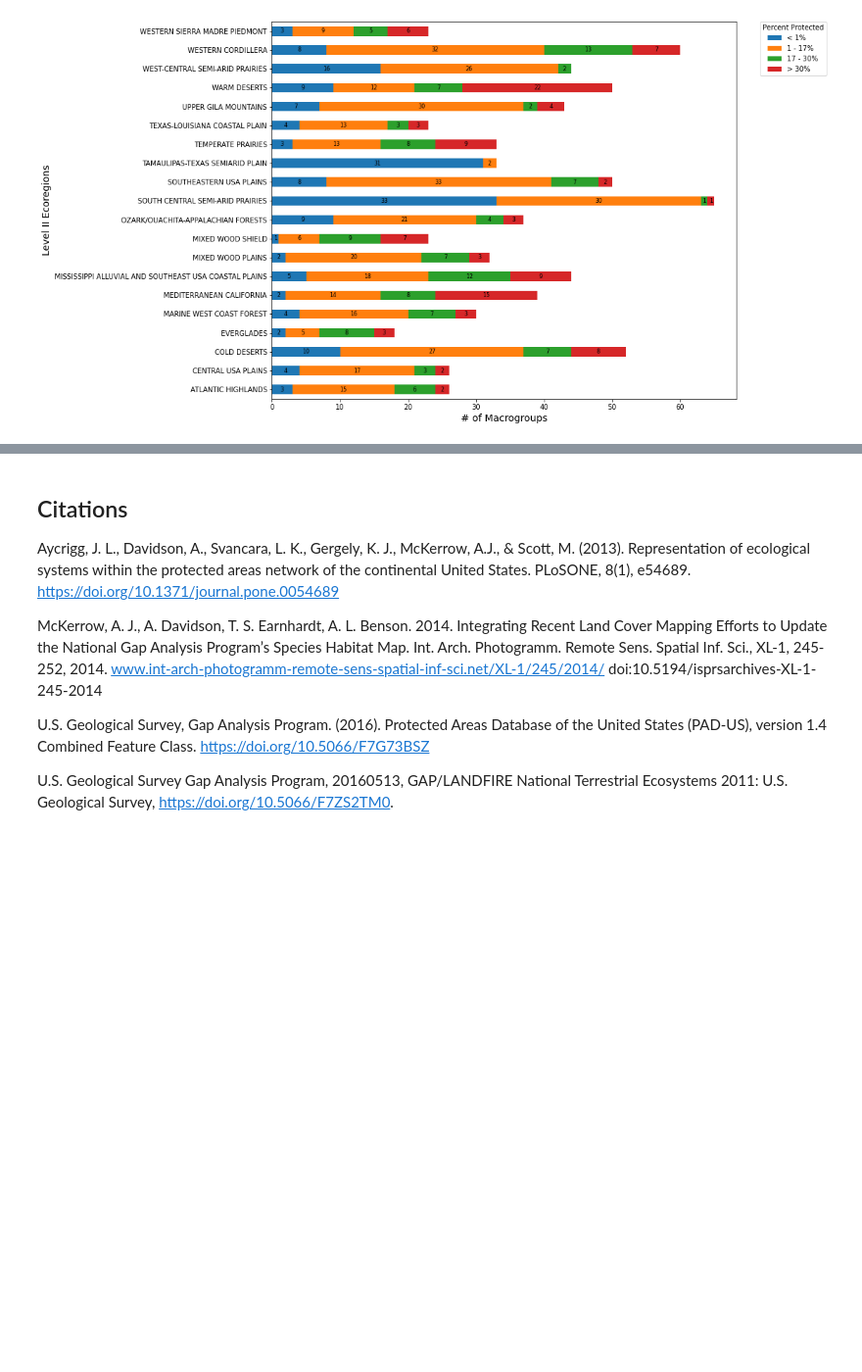
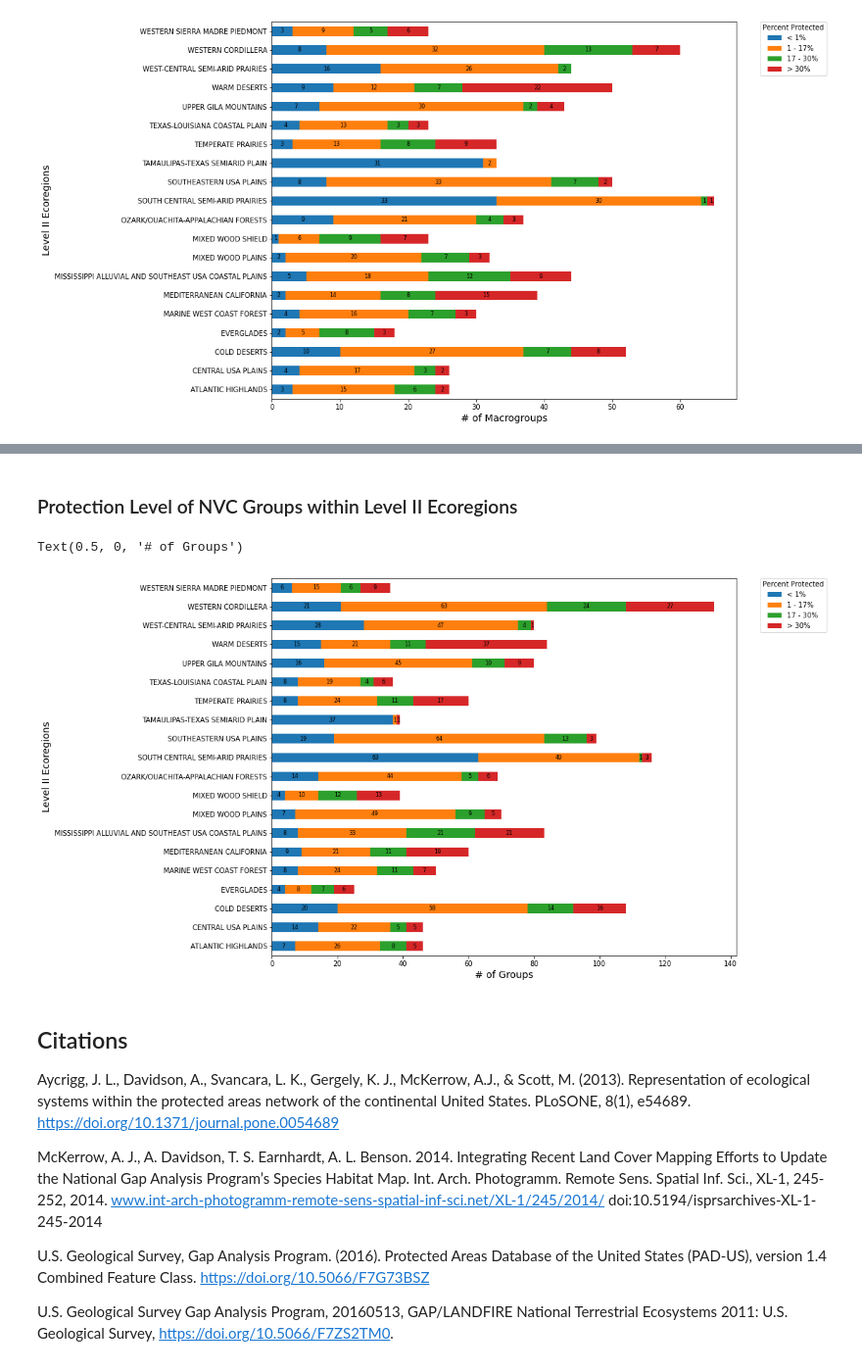
Before and after one commit to mjrubino/USNVC-Analyes, a Jupyter notebook: USNVC Protection Analyses v2.ipynb, the cells around one changed output, grey strips where cells are left out. Shown at 98% size. Saved outputs shown, nothing was run; the diff lists cells and outputs as text; code cells hidden in the pictures; blank space fills up the shorter version.

Commit message:
Added Groups Protection by Ecoregion

```diff
--- a/USNVC Protection Analyses v2.ipynb
+++ b/USNVC Protection Analyses v2.ipynb
@@ -1019,0 +1027,5 @@ Text(0.5, 0, '# of Macrogroups')
+# %%
+# Rename the Upper Gila Mountains ecoregion with the question mark in it
+dfMerge['NA_L2NAME'] = np.where(dfMerge['NA_L2NAME']==
+   'UPPER GILA MOUNTAINS (?)',
+   'UPPER GILA MOUNTAINS', dfMerge['NA_L2NAME'])
@@ -1019,0 +1093,5 @@ Text(0.5, 0, '# of Macrogroups')
+# %%
+# Pivot the Ecoregion-Macrogrup dataframe on PAD Status
+dfPivot = dfEcoGroupSum.pivot(index=['Level2Name','GroupName'], columns=['PADStatus'], values='nCells')
+df = dfPivot.reset_index(level=(0,1))
+df
@@ -1019,0 +1157,10 @@ Text(0.5, 0, '# of Macrogroups')
+# %%
+# Create the protection bins and make appropriate labels for them and summarize by ecoregions
+bins = [-1,1,17,30,100]
+groups = df2.groupby(['Level2Name', pd.cut(df2['% Protected 1 & 2'], bins, labels=["< 1%", "1 - 17%", "17 - 30%", "> 30%"])])
+
+# Unstack the summarized dataframe
+dfUnstk = groups.size().unstack()
+# Export the unstacked dataframe to a CSV
+dfUnstk.to_csv(workDir+"GroupPercentProtectedbyEcoregion.csv")
+dfUnstk
@@ -1020,3 +1186,37 @@ Text(0.5, 0, '# of Macrogroups')
+# %% [markdown]
+### Protection Level of NVC Groups within Level II Ecoregions <a name="groupchart"></a>
+# %%
+# Plot the unstacked dataframe using horizontal bar plot from Pandas/Matplotlib
+ax = dfUnstk.plot.barh(stacked=True, figsize=(12, 10))
+
+# .patches is everything inside of the chart
+for rect in ax.patches:
+    # Find where everything is located
+    height = rect.get_height()
+    width = rect.get_width()
+    x = rect.get_x()
+    y = rect.get_y()
+
+    # The height of the bar is the data value and can be used as the label
+    label_text = f'{width:.0f}'  # f'{width:.2f}' to format decimal values
+
+    # ax.text(x, y, text)
+    label_x = x + width / 2
+    label_y = y + height / 2
+
+    # only plot labels greater than given width
+    if width > 0:
+        ax.text(label_x, label_y, label_text, ha='center', va='center', fontsize=8)
+
+# move the legend
+ax.legend(bbox_to_anchor=(1.05, 1), title='Percent Protected', loc='upper left', borderaxespad=0.)
+
+# add labels
+ax.set_ylabel("Level II Ecoregions", fontsize=14)
+ax.set_xlabel("# of Groups", fontsize=14)
+# %% [output]
+Text(0.5, 0, '# of Groups')
+[figure, added]
 # %% [markdown]
 ## Citations <a name="citations"></a>
 Aycrigg, J. L., Davidson, A., Svancara, L. K., Gergely, K. J., McKerrow, A.J., & Scott, M. (2013). Representation of ecological systems within the protected areas network of the continental United States. PLoSONE, 8(1), e54689. https://doi.org/10.1371/journal.pone.0054689
```
Also changed, not shown: parts of 13 cells of this notebook, 1 other file.
